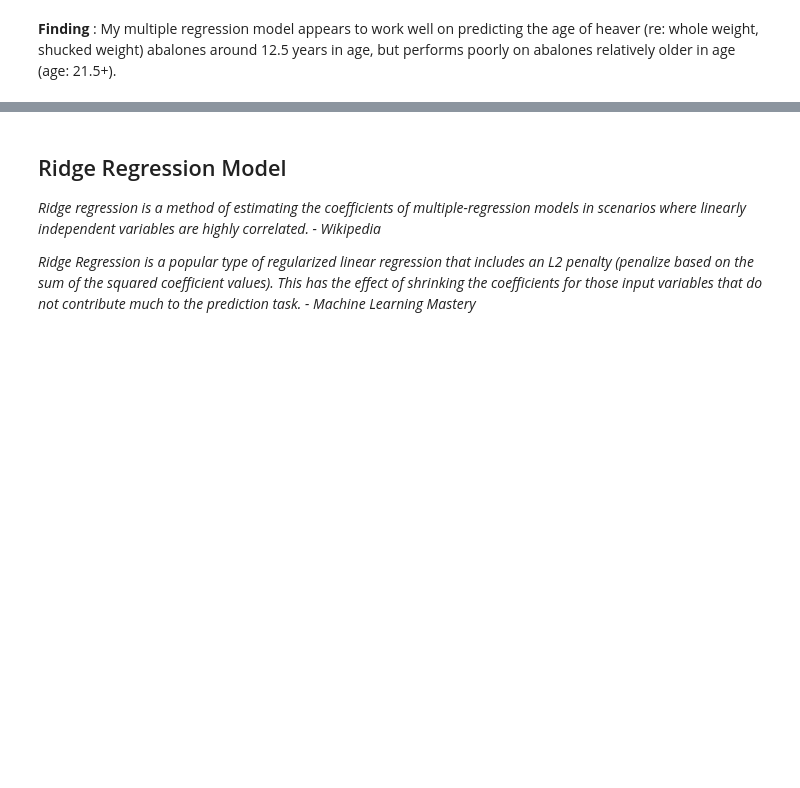
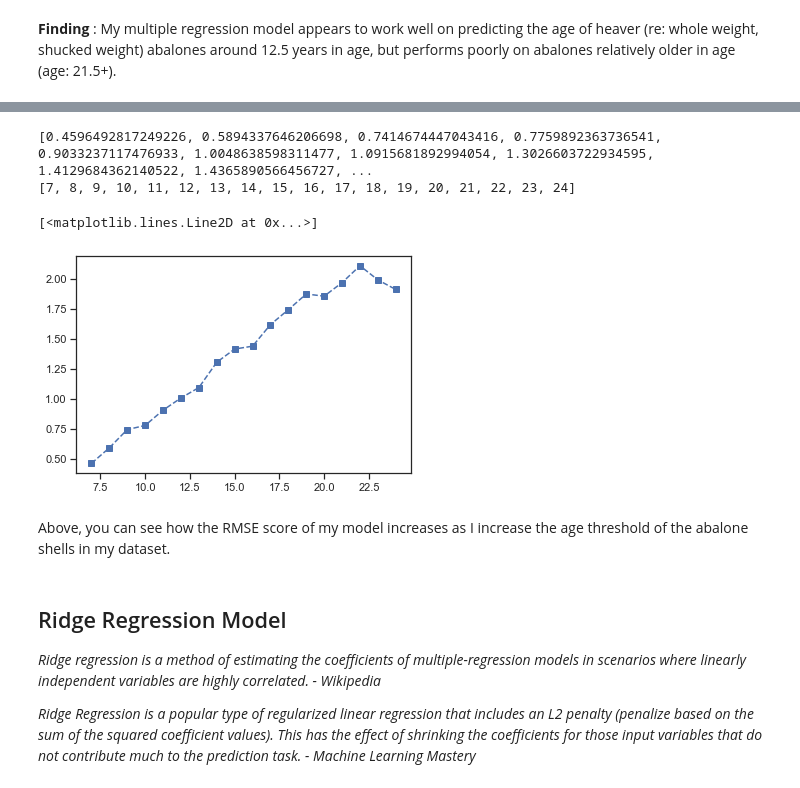
Before and after one commit to joycorrine/springboard, a Jupyter notebook: 2-CapstoneAbalone/Notebooks/Cap2ModelingAbalone.ipynb, the cells around one changed output, grey strips where cells are left out. Drawn from its saved outputs; the diff is of its cells as text; code cells hidden in the pictures; blank space fills up the shorter version.

```diff
--- a/2-CapstoneAbalone/Notebooks/Cap2ModelingAbalone.ipynb
+++ b/2-CapstoneAbalone/Notebooks/Cap2ModelingAbalone.ipynb
@@ -215,3 +176,56 @@ Reviewing the real values vs the predicted values, the multiple regression model
+# %%
+#Testing multiple regression on different age ranges of abalones
+test_thresholds = [*range(7, 25, 1)]
+
+rmse_scores = []
+threshold = []
+
+for test_threshold in test_thresholds:
+    abalone_data_12 = abalone_data[abalone_data['Age'] <= test_threshold]
+    X = abalone_data_12.drop('Age', axis = 1)
+    y = abalone_data_12['Age']
+
+    #Transform data so that it has a mean of 0 and std of 1
+    standardScale = StandardScaler()
+    standardScale.fit_transform(X)
+
+    #Split data into train and test data
+    X_train, X_test, y_train, y_test = train_test_split(X, y, test_size = 0.25)
+
+    #Create the linear regression model
+    regr = linear_model.LinearRegression()
+
+    #Fit the model to training data
+    regr.fit(X_train, y_train)
+
+    #Predict the test results
+    y_pred = regr.predict(X_test)
+
+    #Evaluate multiple regression model performance
+    regR2score =r2_score(y_test, y_pred)
+    MSEreg = mean_squared_error(y_test, y_pred)
+    RMSEreg = np.sqrt(mean_squared_error(y_test, y_pred))
+
+    # print('Current test threshold:', test_threshold)
+    # print('R2 score:', regR2score)
+    # print('MSE (mean squared error):', MSEreg)
+    # print('RMSE (root mean squared error):', RMSEreg)
+    # print('-------------------------')
+    rmse_scores.append(RMSEreg)
+    threshold.append(test_threshold)
+
+print(rmse_scores)
+print(threshold)
+# %% [output]
+[0.4596492817249226, 0.5894337646206698, 0.7414674447043416, 0.7759892363736541, 0.9033237117476933, 1.0048638598311477, 1.0915681892994054, 1.3026603722934595, 1.4129684362140522, 1.4365890566456727, ...
+[7, 8, 9, 10, 11, 12, 13, 14, 15, 16, 17, 18, 19, 20, 21, 22, 23, 24]
+# %%
+plt.plot(threshold, rmse_scores, 'bs--')
+# %% [output]
+[<matplotlib.lines.Line2D at 0x...>]
+[figure, added]
+# %% [markdown]
+Above, you can see how the RMSE score of my model increases as I increase the age threshold of the abalone shells in my dataset.
 # %% [markdown]
 ## Ridge Regression Model
 
```
Also changed, not shown: parts of 18 cells of this notebook, 2 other files.
